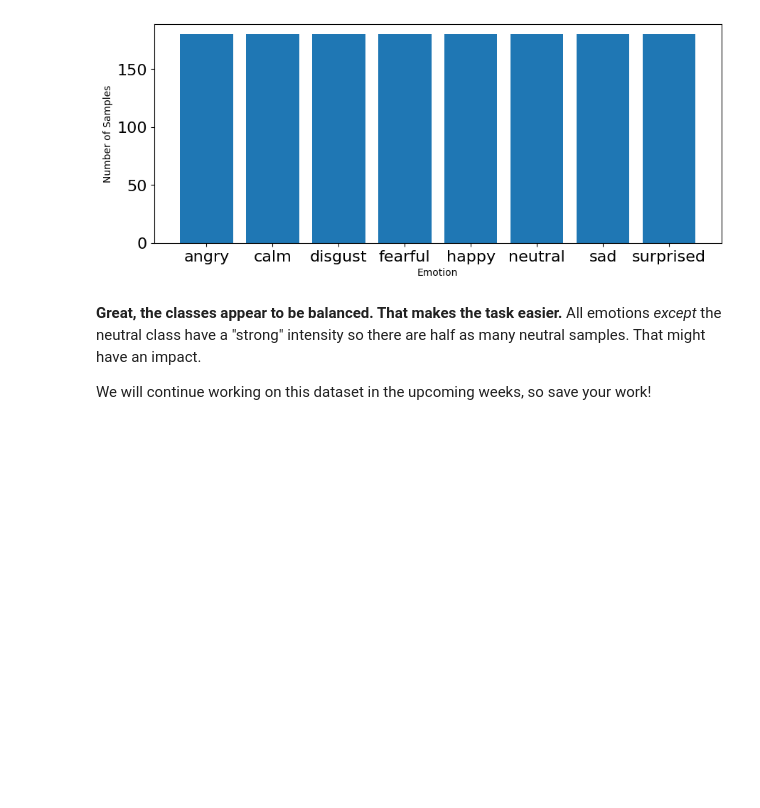
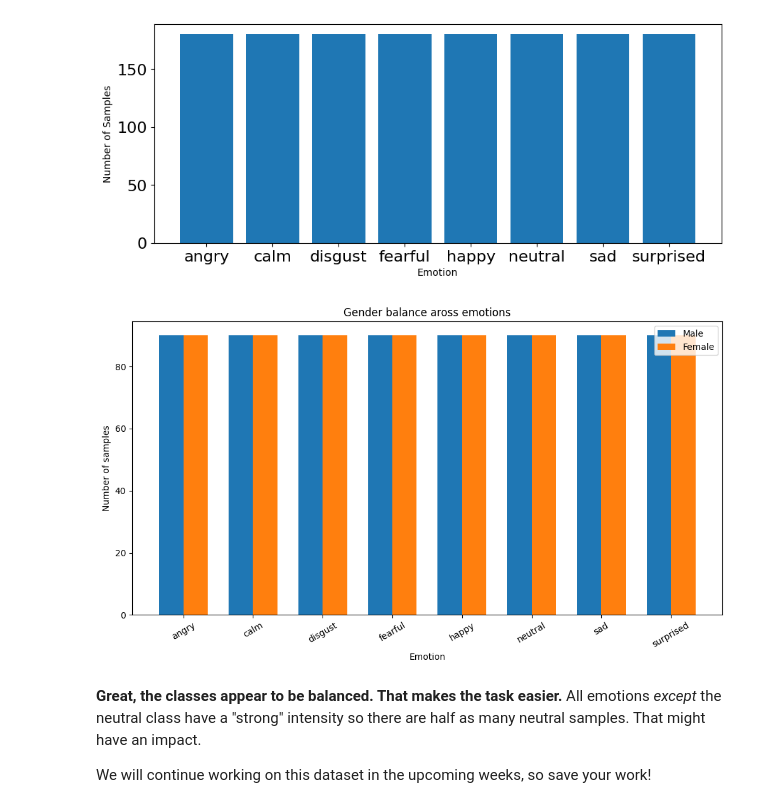
Before and after one commit to Vixlump/Week2-DataPreprocessing, a Jupyter notebook: Week_2.ipynb, the cells around one changed output. Drawn from its saved outputs; the diff is of its cells as text; code cells hidden in the pictures; blank space fills up the shorter version.

Commit message:
new data for generating gender and emotion bar graph

```diff
--- a/Week_2.ipynb
+++ b/Week_2.ipynb
@@ -707,6 +707,49 @@ plt.ylabel('Number of Samples')
 plt.show()
 # %% [output]
 [figure]
+# %%
+def load_data():
+    emotions_list = []
+    genders_list = []
+
+    for emotion in emotions_dict.values():
+        for i in range(180): #assuming 180 samples per emotion since above graph has a little over 150
+            emotions_list.append(emotion)
+
+            #alternate genders just for balance demonstration
+            genders_list.append('male' if i % 2 == 0 else 'female')
+
+    #shuffle together so emotions and genders stay aligned
+    combined = list(zip(emotions_list, genders_list))
+    np.random.shuffle(combined)
+    emotions_list, genders_list = zip(*combined)
+
+    return np.array([]), np.array(emotions_list), np.array(genders_list)
+# %%
+features, emotions, genders = load_data()
+# %%
+#put into DataFrame for easy counting
+df = pd.DataFrame({'Emotion': emotions, 'Gender': genders})
+
+#count how many samples per emotion and gender
+counts = df.groupby(['Emotion','Gender']).size().unstack(fill_value=0)
+
+#then plot with plt
+plt.figure(figsize=(12,6))
+bar_width = 0.35
+x = np.arange(len(counts.index))
+
+plt.bar(x - bar_width/2, counts['male'], width=bar_width, label='Male')
+plt.bar(x + bar_width/2, counts['female'], width=bar_width, label='Female')
+
+plt.xticks(ticks=x, labels=counts.index, rotation=30)
+plt.xlabel("Emotion")
+plt.ylabel("Number of samples")
+plt.title("Gender balance aross emotions")
+plt.legend()
+plt.show()
+# %% [output]
+[figure, added]
 # %% [markdown]
 **Great, the classes appear to be balanced. That makes the task easier.** All emotions _except_ the neutral class have a "strong" intensity so there are half as many neutral samples. That might have an impact.
 
```
Also changed, not shown: parts of 1 cell of this notebook.
